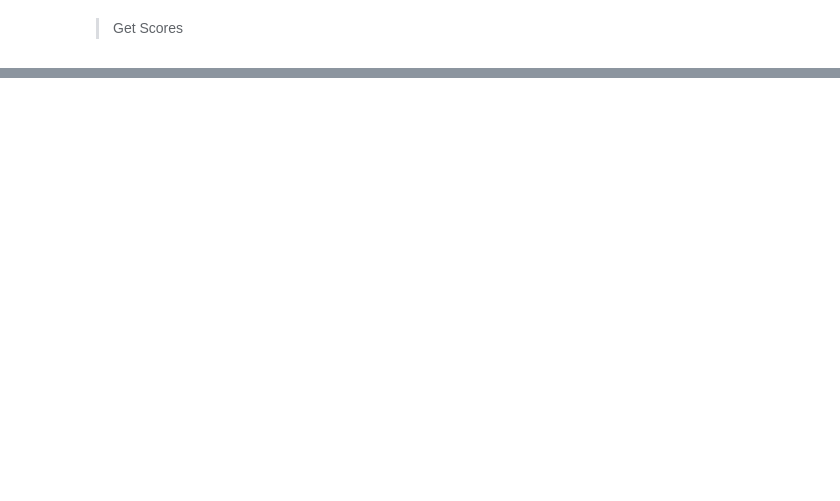
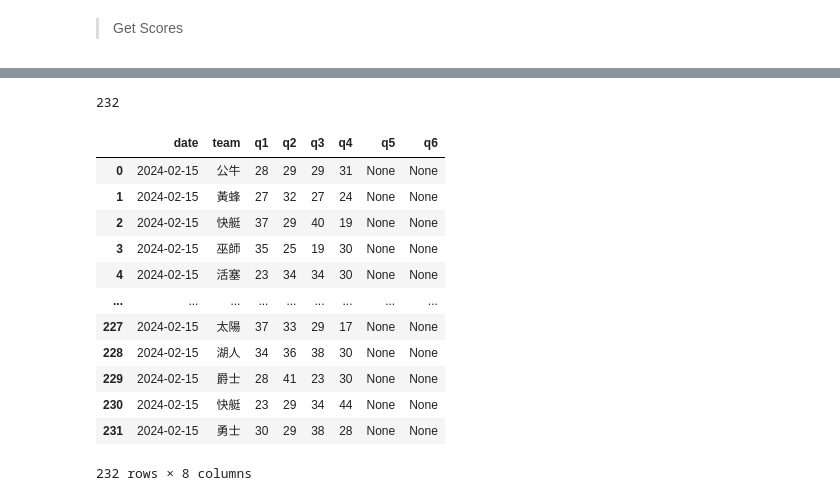
Before and after one commit to Zachky/Learning_Zone2, a Jupyter notebook: Practice_Notebook/Chapter_7/Chapter_7-1.ipynb, the cells around one changed output, grey strips where cells are left out. Drawn from its saved outputs; the diff is of its cells as text; code cells hidden in the pictures; blank space fills up the shorter version.

```diff
--- a/Practice_Notebook/Chapter_7/Chapter_7-1.ipynb
+++ b/Practice_Notebook/Chapter_7/Chapter_7-1.ipynb
@@ -70,0 +94,18 @@ for tr in soup.find('table',class_='stable boxscore').find_all('tr'):
+# %%
+nba_data=[]
+for game in games:
+    link=game.find('a').get('href')
+    print(link)
+    soup=getSoup(link)
+    datas=[]
+
+    for tr in soup.find('table',class_='stable boxscore').find_all('tr')[1:]:
+        data=[]
+        #Combine gane's data from each row
+        for td in tr.find_all('td')[1:-1]:
+            data.append(td.text.strip())
+
+        data.insert(0,'2024-02-15')
+        datas.append(data)
+
+    nba_data.extend(datas)
@@ -70,0 +176,5 @@ for tr in soup.find('table',class_='stable boxscore').find_all('tr'):
+# %%
+data=get_nba_data('2022-11-01')
+if len(data) == 0:
+    print("No record found")
+print(data)
@@ -70,0 +212,19 @@ for tr in soup.find('table',class_='stable boxscore').find_all('tr'):
+# %%
+import time
+
+start = datetime(2024,2,1)
+end = datetime.now()
+nba_data = []
+while start <= end:
+    date = start.strftime("%Y-%m-%d")
+    data = get_nba_data(date)
+
+    if len(data) == 0:
+        print("當天無比賽數據")
+    else:
+        nba_data += data
+
+    start += timedelta(days=1)
+    time.sleep(1)
+
+nba_data
@@ -70,0 +250,4 @@ for tr in soup.find('table',class_='stable boxscore').find_all('tr'):
+# %%
+len(nba_data)
+# %% [output]
+232
@@ -70,0 +256,17 @@ for tr in soup.find('table',class_='stable boxscore').find_all('tr'):
+# %%
+df=pd.DataFrame(nba_data,columns=["date","team",'q1','q2','q3','q4','q5','q6'])
+df
+# %% [output]
+|  | date | team | q1 | q2 | q3 | q4 | q5 | q6 |
+| 0 | 2024-02-15 | 公牛 | 28 | 29 | 29 | 31 | None | None |
+| 1 | 2024-02-15 | 黃蜂 | 27 | 32 | 27 | 24 | None | None |
+| 2 | 2024-02-15 | 快艇 | 37 | 29 | 40 | 19 | None | None |
+| 3 | 2024-02-15 | 巫師 | 35 | 25 | 19 | 30 | None | None |
+| 4 | 2024-02-15 | 活塞 | 23 | 34 | 34 | 30 | None | None |
+| ... | ... | ... | ... | ... | ... | ... | ... | ... |
+| 227 | 2024-02-15 | 太陽 | 37 | 33 | 29 | 17 | None | None |
+| 228 | 2024-02-15 | 湖人 | 34 | 36 | 38 | 30 | None | None |
+| 229 | 2024-02-15 | 爵士 | 28 | 41 | 23 | 30 | None | None |
+| 230 | 2024-02-15 | 快艇 | 23 | 29 | 34 | 44 | None | None |
+| 231 | 2024-02-15 | 勇士 | 30 | 29 | 38 | 28 | None | None |
+232 rows × 8 columns
```
Also changed, not shown: parts of 29 cells of this notebook.
